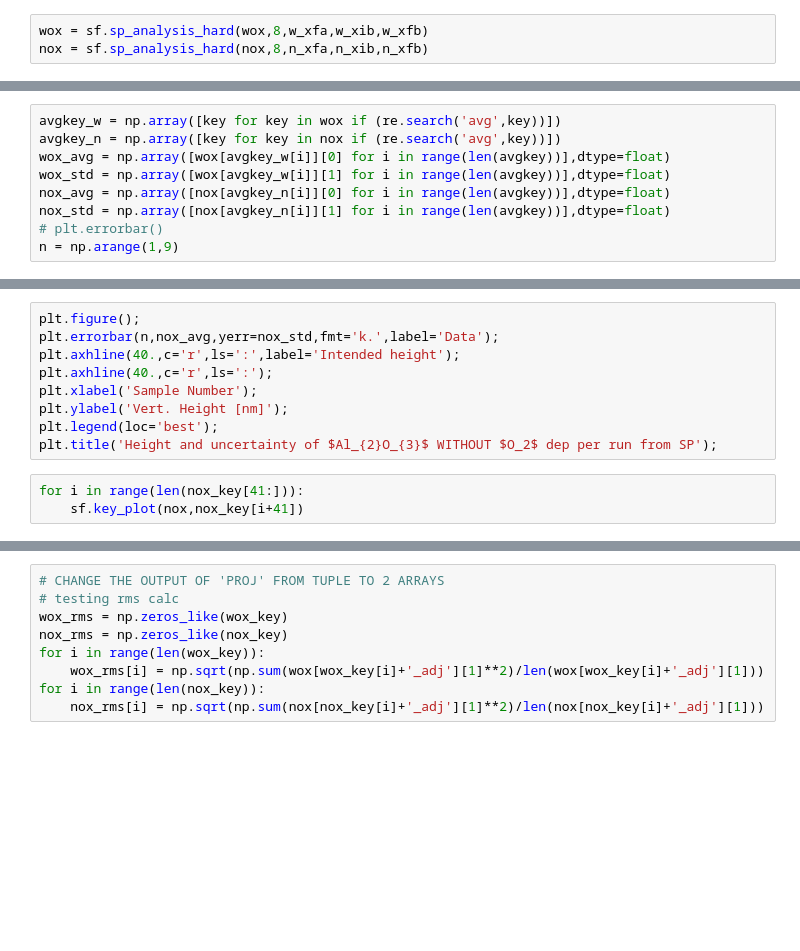
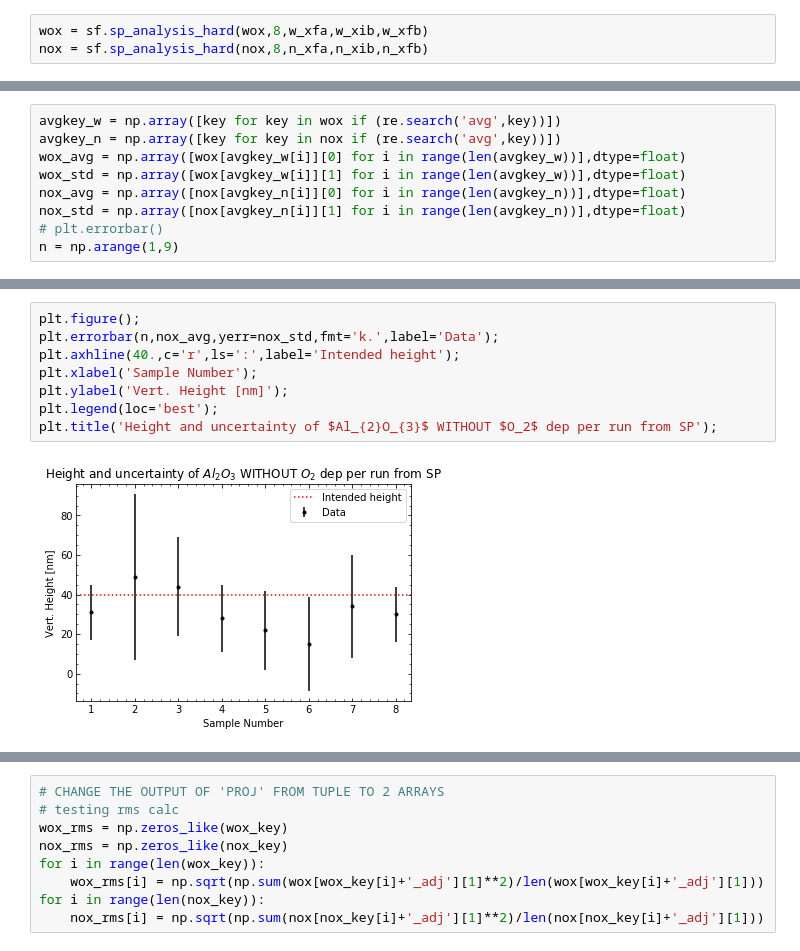
Before and after one commit to adam-fisher37/SP_analysis, a Jupyter notebook: sp_test.ipynb, the cells around one changed output, grey strips where cells are left out. Saved outputs shown, nothing was run; the diff lists cells and outputs as text; blank space fills up the shorter version.

```diff
--- a/sp_test.ipynb
+++ b/sp_test.ipynb
@@ -105,10 +174,10 @@ nox = sf.sp_analysis_hard(nox,8,n_xfa,n_xib,n_xfb)
 # %%
 avgkey_w = np.array([key for key in wox if (re.search('avg',key))])
 avgkey_n = np.array([key for key in nox if (re.search('avg',key))])
-wox_avg = np.array([wox[avgkey_w[i]][0] for i in range(len(avgkey))],dtype=float)
-wox_std = np.array([wox[avgkey_w[i]][1] for i in range(len(avgkey))],dtype=float)
-nox_avg = np.array([nox[avgkey_n[i]][0] for i in range(len(avgkey))],dtype=float)
-nox_std = np.array([nox[avgkey_n[i]][1] for i in range(len(avgkey))],dtype=float)
+wox_avg = np.array([wox[avgkey_w[i]][0] for i in range(len(avgkey_w))],dtype=float)
+wox_std = np.array([wox[avgkey_w[i]][1] for i in range(len(avgkey_w))],dtype=float)
+nox_avg = np.array([nox[avgkey_n[i]][0] for i in range(len(avgkey_n))],dtype=float)
+nox_std = np.array([nox[avgkey_n[i]][1] for i in range(len(avgkey_n))],dtype=float)
 # plt.errorbar()
 n = np.arange(1,9)
 # %%
@@ -122,12 +193,10 @@ plt.title('Height and uncertainty of $Al_{2}O_{3}$ WITH $O_2$ dep per run from S
 # %%
 plt.figure();
 plt.errorbar(n,nox_avg,yerr=nox_std,fmt='k.',label='Data');
 plt.axhline(40.,c='r',ls=':',label='Intended height');
-plt.axhline(40.,c='r',ls=':');
 plt.xlabel('Sample Number');
 plt.ylabel('Vert. Height [nm]');
 plt.legend(loc='best');
 plt.title('Height and uncertainty of $Al_{2}O_{3}$ WITHOUT $O_2$ dep per run from SP');
+# %% [output]
+[figure, added]
-# %%
-for i in range(len(nox_key[41:])):
-    sf.key_plot(nox,nox_key[i+41])
```
Also changed, not shown: parts of 22 cells of this notebook.
